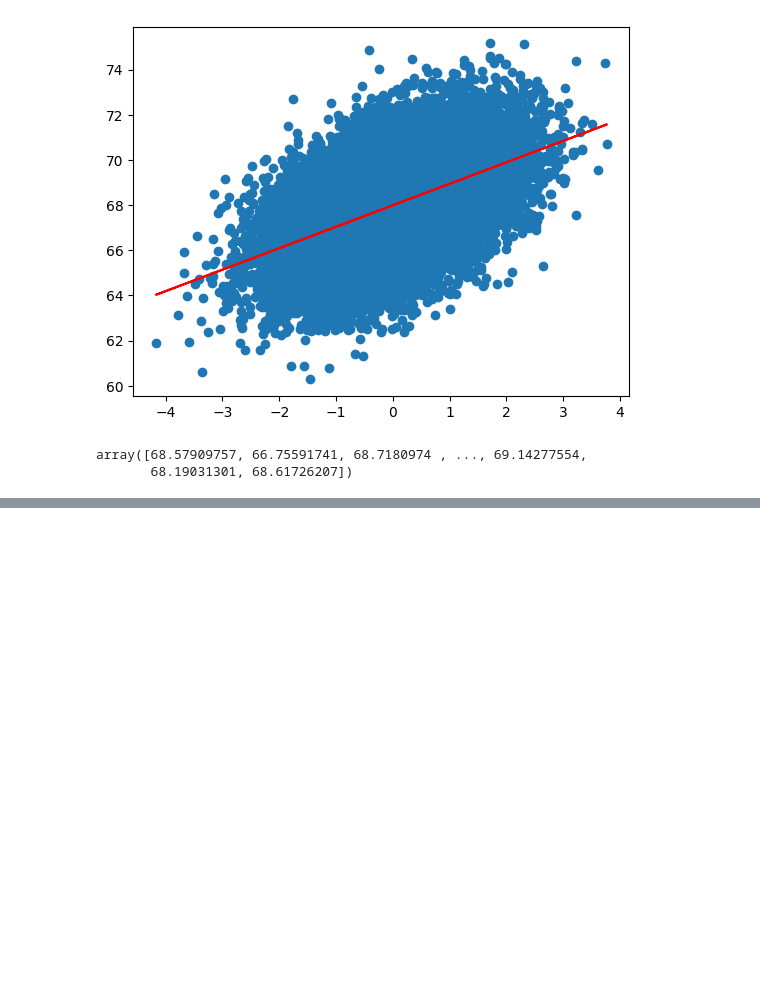
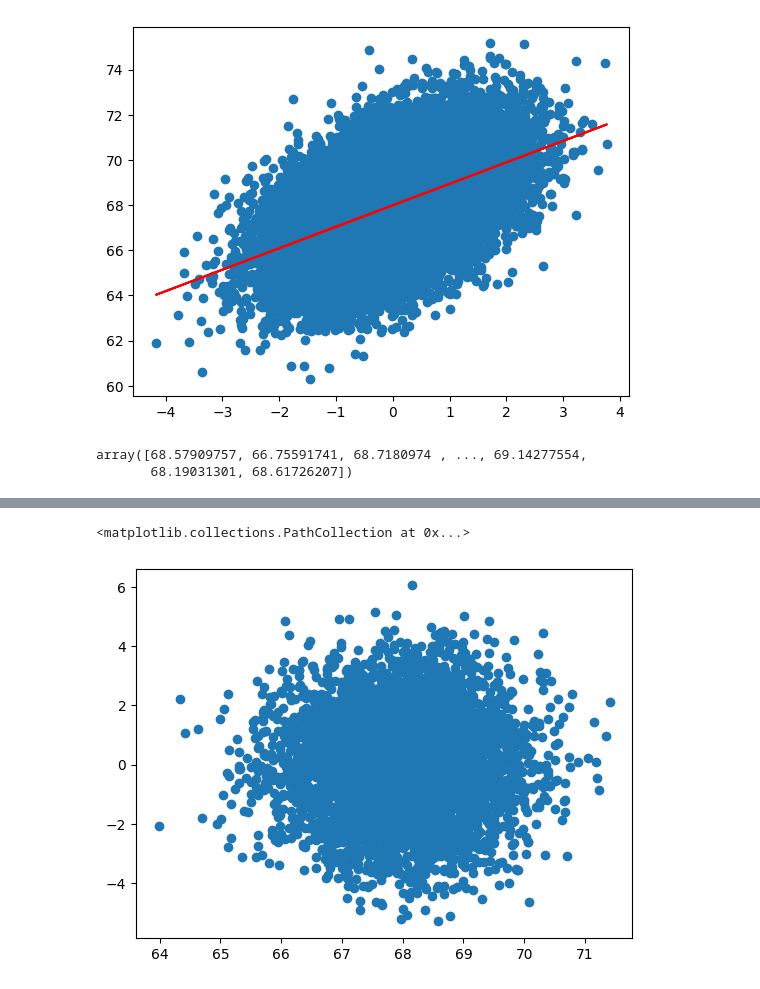
Before and after one commit to Roya-Mammadova/project1, a Jupyter notebook: linear_regression_project.ipynb, the cells around one changed output, grey strips where cells are left out. Drawn from its saved outputs; the diff is of its cells as text; code cells hidden in the pictures; blank space fills up the shorter version.

```diff
--- a/linear_regression_project.ipynb
+++ b/linear_regression_project.ipynb
@@ -91,0 +179,6 @@ array([68.57909757, 66.75591741, 68.7180974 , ..., 69.14277554,
+# %%
+##scatter plot with prediction and residuals
+plt.scatter(y_pred_test,residual)
+# %% [output]
+<matplotlib.collections.PathCollection at 0x...>
+[figure, added]
```
Also changed, not shown: parts of 18 cells of this notebook, 2 other files.
